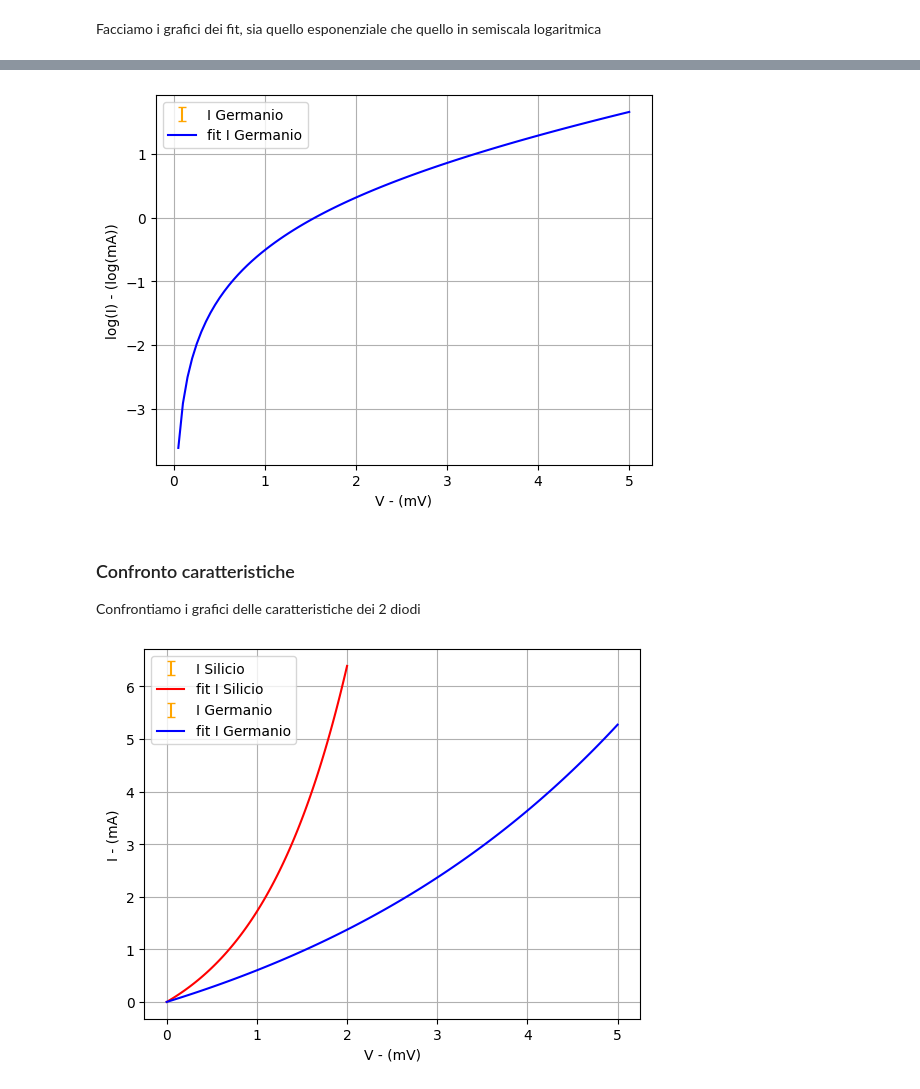
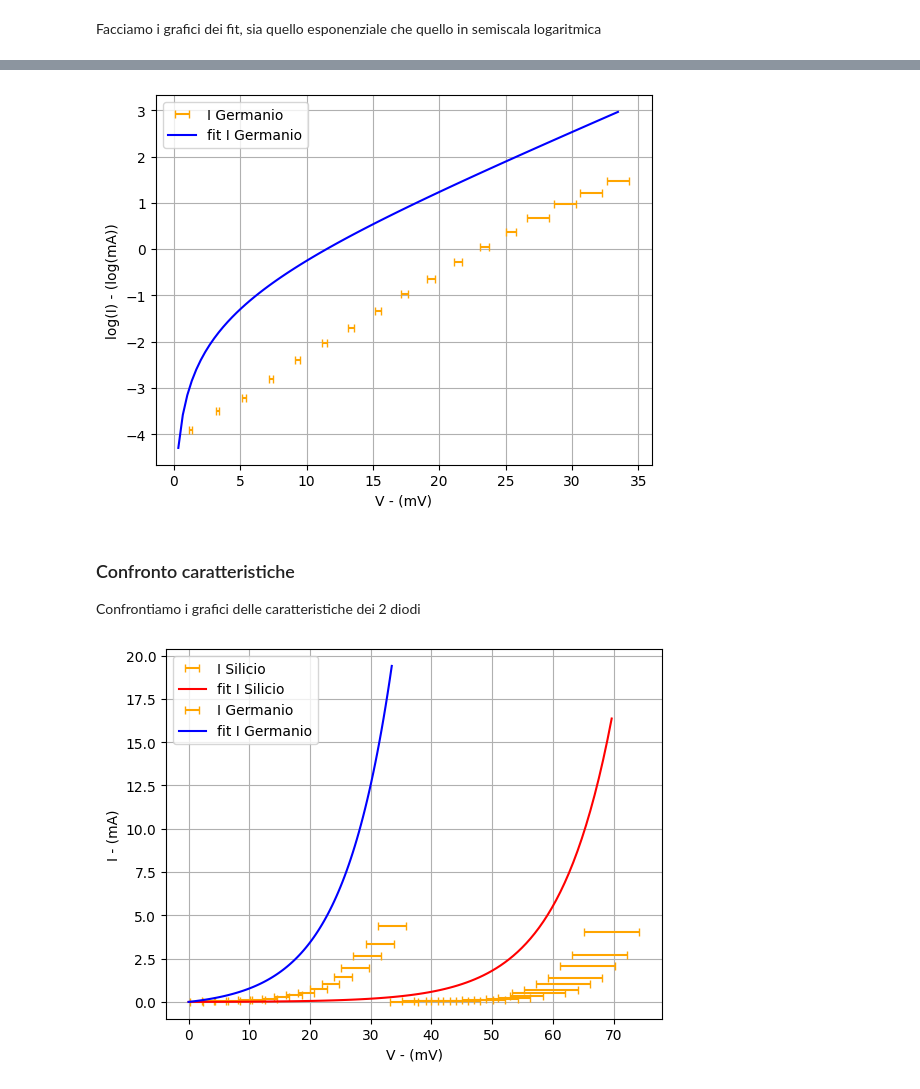
Before and after one commit to Filippo3001/Physics, a Jupyter notebook: notebook/Lab/Esperimento 1/Esperimento 1 Lab.ipynb, the cells around one changed output, grey strips where cells are left out. Cells and saved outputs as stored; diff of their text form; code cells hidden in the pictures.

Commit message:
Added a function tha recalibrate the potential

```diff
--- a/notebook/Lab/Esperimento 1/Esperimento 1 Lab.ipynb
+++ b/notebook/Lab/Esperimento 1/Esperimento 1 Lab.ipynb
@@ -47,7 +47,7 @@ def oscilloscope_error(sz, f_s, measure):
 s_z = 0.2 #(mV)
 
 file_to_analyze = "Calibrazione"
-Data = np.loadtxt("Dati/" + file_to_analyze, float, skiprows=1)
+Data = np.loadtxt("Dati/" + file_to_analyze, float, skiprows=1, comments= "#")
 V_m = Data[:, 0]
 V_o = Data[:, 1]
 f_s_V_o = Data[:, 2]
@@ -90,3 +102,10 @@ b =  0.994 ± 0.00360
+# %%
+#We introduce 2 function that evaluate the "true" values
+def recalibrate_V(a, b, V_0):
+    return (V_0 - a)/b
+
+def recalibrate_V_error(a, b, V_0, da, db, dV_0, dab):
+    return np.sqrt((da/b)**2 + (db*(V_0 - a)/b)**2 + (b*dV_0)**2 + 2*dab)
 # %% [markdown]
 ## Caratteristica I-V
 Vogliamo studiare le caratteristiche dei 2 diodi.
@@ -109,21 +128,25 @@ analogo a: $Y = a + bX$ con $a = -\eta V_T \log{I_{0}} $ e $b = \eta V_T $
 Facciamo il fit e calcoliamo i parametri
 # %%
 file_to_analyze = "Silicio"
-Data = np.loadtxt("Dati/" + file_to_analyze, float, skiprows=1)
+Data = np.loadtxt("Dati/" + file_to_analyze, float, skiprows=1, comments= "#")
 I_Si = Data[:, 0]
-V_Si = Data[:, 1]
+V_Si_osc = Data[:, 1]
 f_s_Si = Data[:, 2] # it's the f.s of the oscilloscope
 
 #evaluate the error
-error_Si = oscilloscope_error(s_z, f_s_Si, V_Si)
+error_V_Si_osc = oscilloscope_error(s_z, f_s_Si, V_Si_osc)
+
+#ricalibriamo i valori e gli errori di V
+V_Si = recalibrate_V(fit_cal[0], fit_cal[1], V_Si_osc)
+error_V_Si = recalibrate_V_error(fit_cal[0], fit_cal[1], V_Si_osc, error_cal[0], error_cal[1], error_V_Si_osc, cov_cal[0][1])
 
 # initial guess
-a_Si = 1e-6
-b_Si = 50
+a_Si = 50
+b_Si = 8
 initial_guess_Si = np.array([a,b])
 
 #fit the data
-fit_Si, cov_Si = curve_fit(linear_fit, I_Si, V_Si, sigma=error_Si, p0=initial_guess_Si)
+fit_Si, cov_Si = curve_fit(linear_fit, I_Si, V_Si, sigma=error_V_Si, p0=initial_guess_Si)
 
 error_Si = np.sqrt(np.diag(cov_Si))
 
@@ -189,21 +212,25 @@ plt.show()
 Analogamente come abbiamo fatto come con il silicio
 # %%
 file_to_analyze = "Germanio"
-Data = np.loadtxt("Dati/" + file_to_analyze, float, skiprows=1)
+Data = np.loadtxt("Dati/" + file_to_analyze, float, skiprows=1, comments= "#")
 I_Ge = Data[:, 0]
-V_Ge = Data[:, 1]
+V_Ge_osc = Data[:, 1]
 f_s_Ge = Data[:, 2] # it's the error on the V
 
 #evaluate the error
-error_Ge = oscilloscope_error(s_z, f_s_Ge, V_Ge)
+error_V_Ge_osc = oscilloscope_error(s_z, f_s_Ge, V_Ge_osc)
+
+#recalibrate
+V_Ge = recalibrate_V(fit_cal[0], fit_cal[1], V_Ge_osc)
+error_V_Ge = recalibrate_V_error(fit_cal[0], fit_cal[1], V_Ge_osc, error_cal[0], error_cal[1], error_V_Ge_osc, cov_cal[0][1])
 
 # initial guess
-a_Ge = 1e-6
-b_Ge = 50
+a_Ge = 13
+b_Ge = 8
 initial_guess_Ge = np.array([a,b])
 
 #fit the data
-fit_Ge, cov_Ge = curve_fit(linear_fit, I_Ge, V_Ge, sigma=error_Ge, p0=initial_guess_Ge)
+fit_Ge, cov_Ge = curve_fit(linear_fit, I_Ge, V_Ge, sigma=error_V_Ge, p0=initial_guess_Ge)
 
 error_Ge = np.sqrt(np.diag(cov_Ge))
 
@@ -252,7 +279,7 @@ plt.show()
 plt.xlabel("V - (mV)")
 plt.ylabel("log(I) - (log(mA))")
 
-plt.errorbar(V_Ge, np.log(I_Ge), np.log(error_Ge), linestyle="none", color="orange", capsize=3, capthick=1, label="I Germanio") # data with error
+plt.errorbar(V_Ge, np.log(I_Ge), xerr = np.log(error_V_Ge), linestyle="none", color="orange", capsize=3, capthick=1, label="I Germanio") # data with error
 plt.errorbar(simul_V_Ge, np.log(simul_I_Ge), label="fit I Germanio", color="blue") #fit
 
 plt.legend(loc='upper left')
@@ -260,25 +287,25 @@ plt.legend(loc='upper left')
 plt.grid(True)
 plt.show()
 # %% [output]
-[figure, old version]
+[figure, new version]
 # %% [markdown]
 ### Confronto caratteristiche
 Confrontiamo i grafici delle caratteristiche dei 2 diodi
 # %%
 plt.xlabel("V - (mV)")
 plt.ylabel("I - (mA)")
 
-plt.errorbar(V_Si, I_Si, error_Si, linestyle="none", color="orange", capsize=3, capthick=1, label="I Silicio") # data with error
+plt.errorbar(V_Si, I_Si, xerr = error_V_Si, linestyle="none", color="orange", capsize=3, capthick=1, label="I Silicio") # data with error
 plt.errorbar(simul_V_Si, simul_I_Si, label="fit I Silicio", color="red") #fit
 
 
-plt.errorbar(V_Ge, I_Ge, error_Ge, linestyle="none", color="orange", capsize=3, capthick=1, label="I Germanio") # data with error
+plt.errorbar(V_Ge, I_Ge, xerr = error_V_Ge, linestyle="none", color="orange", capsize=3, capthick=1, label="I Germanio") # data with error
 plt.errorbar(simul_V_Ge, simul_I_Ge, label="fit I Germanio", color="blue") #fit
 
 
 plt.legend(loc='upper left')
 
 plt.grid(True)
 plt.show()
 # %% [output]
-[figure, old version]
+[figure, new version]
```
Also changed, not shown: parts of 10 cells of this notebook, 3 other files.
